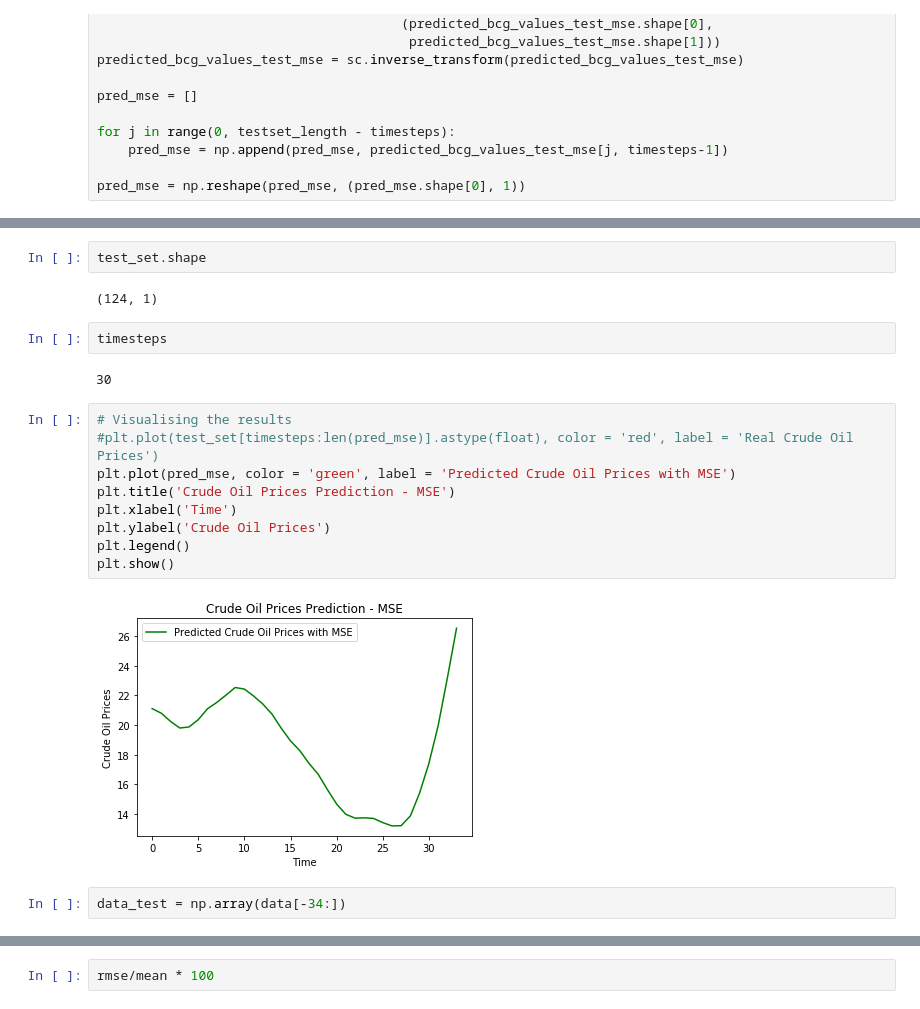
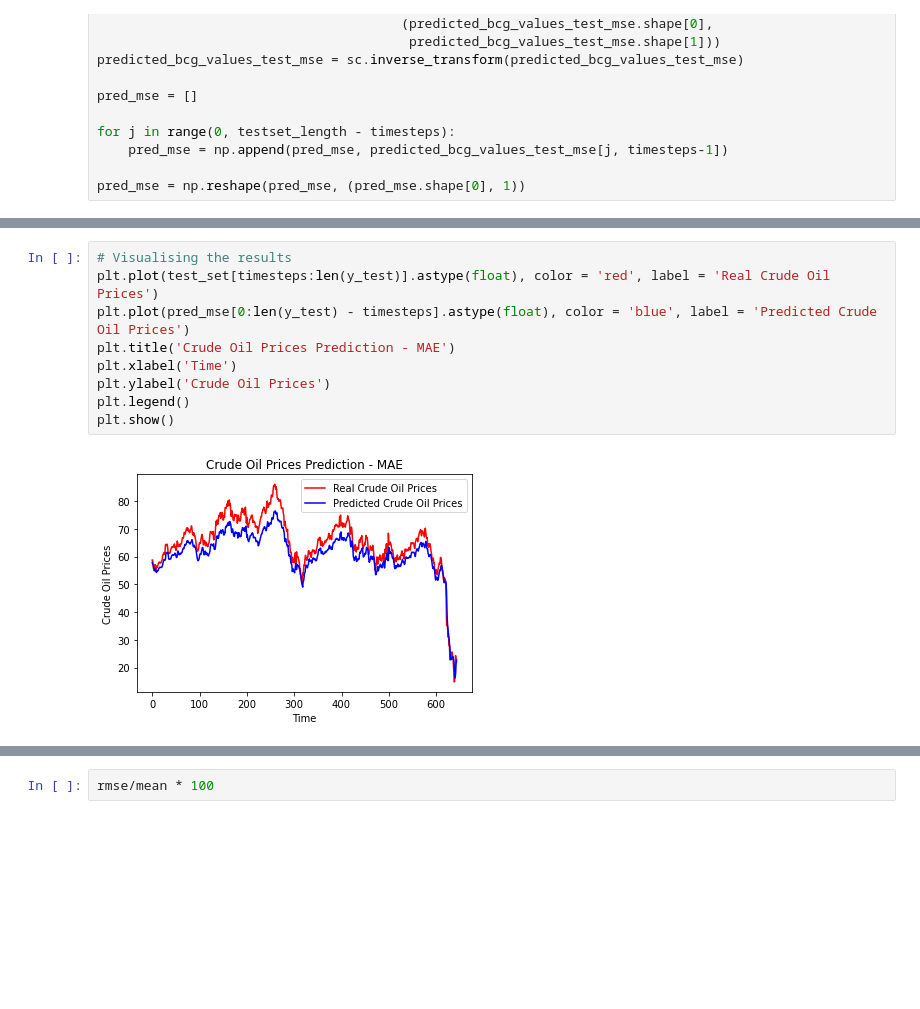
Before and after one commit to anirbankonar123/TimeSeriesAnalysis, a Jupyter notebook: TimeSeries_LSTM_OilPrice.ipynb, the cells around one changed output, grey strips where cells are left out. Cells and saved outputs as stored; diff of their text form; blank space fills up the shorter version.

Commit message:
updated  TimeSeries_LSTM_OilPrice notebook

```diff
--- a/TimeSeries_LSTM_OilPrice.ipynb
+++ b/TimeSeries_LSTM_OilPrice.ipynb
@@ -492,21 +452,11 @@ pred_mse.shape
-# %%
-test_set.shape
-# %% [output]
-(124, 1)
-# %%
-timesteps
-# %% [output]
-30
 # %%
 # Visualising the results
-#plt.plot(test_set[timesteps:len(pred_mse)].astype(float), color = 'red', label = 'Real Crude Oil Prices')
-plt.plot(pred_mse, color = 'green', label = 'Predicted Crude Oil Prices with MSE')
-plt.title('Crude Oil Prices Prediction - MSE')
+plt.plot(test_set[timesteps:len(y_test)].astype(float), color = 'red', label = 'Real Crude Oil Prices')
+plt.plot(pred_mse[0:len(y_test) - timesteps].astype(float), color = 'blue', label = 'Predicted Crude Oil Prices')
+plt.title('Crude Oil Prices Prediction - MAE')
 plt.xlabel('Time')
 plt.ylabel('Crude Oil Prices')
 plt.legend()
 plt.show()
 # %% [output]
-[figure, old version]
+[figure, new version]
-# %%
-data_test = np.array(data[-34:])
```
Also changed, not shown: parts of 17 cells of this notebook.
